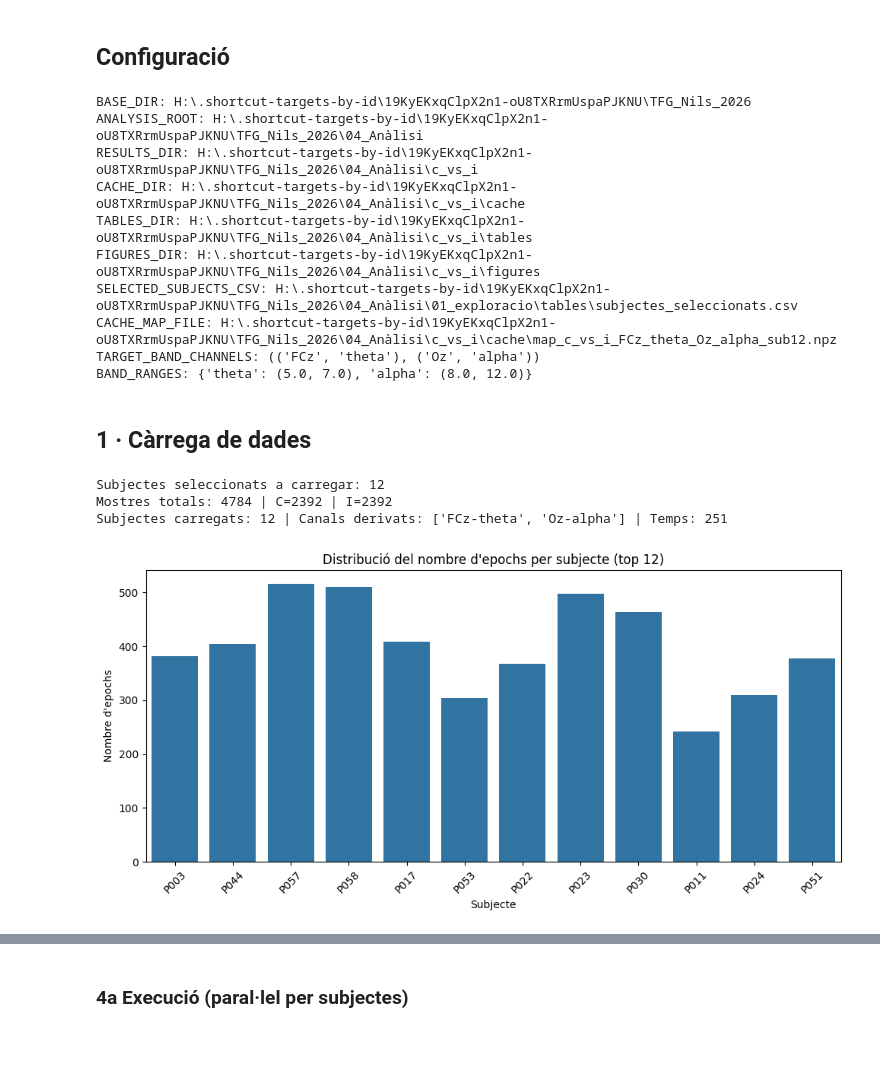
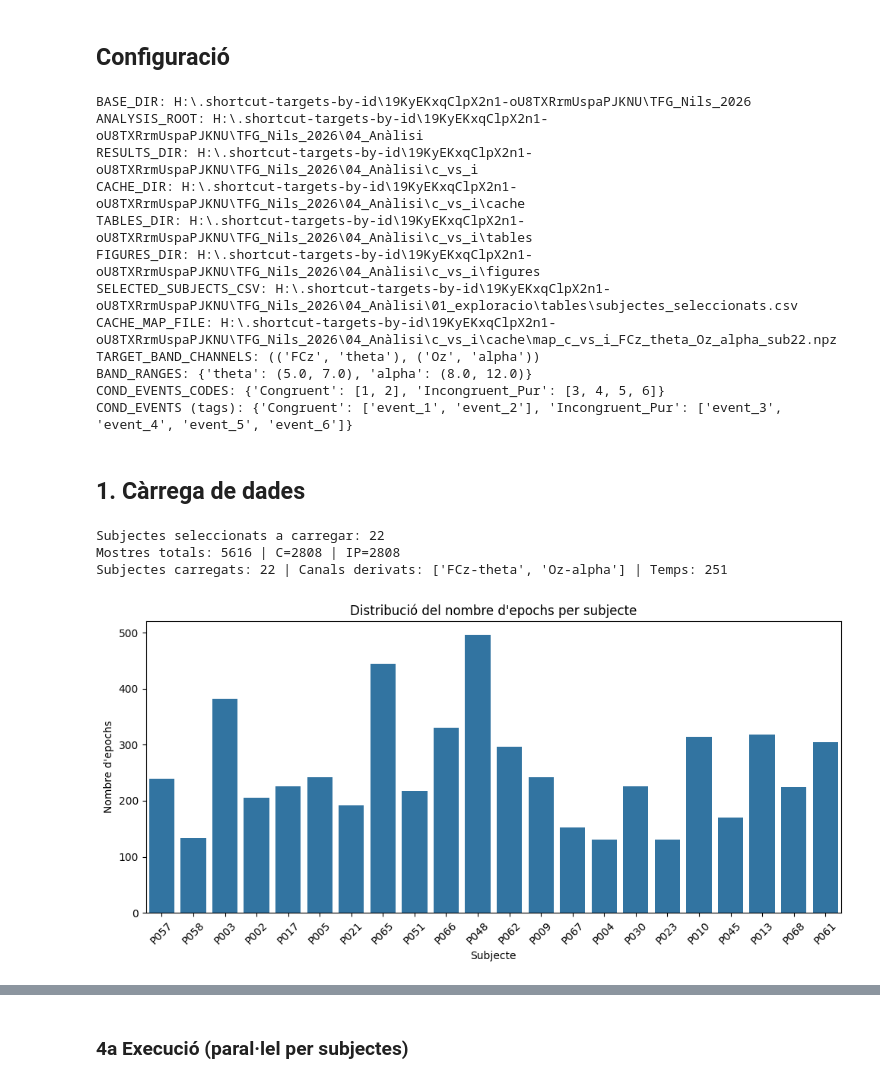
Before and after one commit to nilsduran/TFG, a Jupyter notebook: src/notebooks/03_chance_level.ipynb, the cells around one changed output, grey strips where cells are left out. Drawn from its saved outputs; the diff is of its cells as text; code cells hidden in the pictures; blank space fills up the shorter version.

Commit message:
arreglat bug amb errors tags event_X

```diff
--- a/src/notebooks/03_chance_level.ipynb
+++ b/src/notebooks/03_chance_level.ipynb
@@ -95,9 +95,18 @@ BAND_RANGES = {
 }
 CHANNEL_MODE = [f"{ch}-{band}" for ch, band in TARGET_BAND_CHANNELS]
 
+# Mapa de condicions com a 01_exploració_dades.ipynb: codis + tags event_<codi>
+COND_EVENTS_CODES = {
+    "Congruent": [1, 2],
+    "Incongruent_Pur": [3, 4, 5, 6],
+}
+COND_EVENTS = {
+    cond_name: [f"event_{code}" for code in codes_list] for cond_name, codes_list in COND_EVENTS_CODES.items()
+}
+
 # Subjectes: sempre des de CSV, i retallats amb MAX_SUBJECTS
 SELECTED_SUBJECTS_CSV = PROJECT_DIR / "04_Anàlisi" / "01_exploracio" / "tables" / "subjectes_seleccionats.csv"
-MAX_SUBJECTS = 12  # None = tots els del CSV
+MAX_SUBJECTS = 22  # None = tots els del CSV
 UNDERSAMPLE_CLASSES = True  # balanceja C/I per subjecte
 
 # Directoris de sortida
@@ -109,7 +118,7 @@ ONSET_CSV = TABLES_DIR / "onset_summary_c_vs_i_FCz_theta_Oz_alpha.csv"
 
 # Mapa temps×elèctrode
 MAP_WINDOW_SEC = 0.500  # amplada finestra temporal (s)
-MAP_STEP_SEC = 0.02  # pas (s)
+MAP_STEP_SEC = 0.1  # pas (s)
 MAP_CV_MAX_SPLITS = 5  # màxim folds CV
 
 # Surrogate
@@ -132,6 +141,8 @@ print(f"SELECTED_SUBJECTS_CSV: {SELECTED_SUBJECTS_CSV}")
 print(f"CACHE_MAP_FILE: {CACHE_MAP_FILE}")
 print(f"TARGET_BAND_CHANNELS: {TARGET_BAND_CHANNELS}")
 print(f"BAND_RANGES: {BAND_RANGES}")
+print(f"COND_EVENTS_CODES: {COND_EVENTS_CODES}")
+print(f"COND_EVENTS (tags): {COND_EVENTS}")
 # %% [output]
 BASE_DIR: H:\.shortcut-targets-by-id\19KyEKxqClpX2n1-oU8TXRrmUspaPJKNU\TFG_Nils_2026
 ANALYSIS_ROOT: H:\.shortcut-targets-by-id\19KyEKxqClpX2n1-oU8TXRrmUspaPJKNU\TFG_Nils_2026\04_Anàlisi
@@ -140,11 +151,13 @@ CACHE_DIR: H:\.shortcut-targets-by-id\19KyEKxqClpX2n1-oU8TXRrmUspaPJKNU\TFG_Nils
 TABLES_DIR: H:\.shortcut-targets-by-id\19KyEKxqClpX2n1-oU8TXRrmUspaPJKNU\TFG_Nils_2026\04_Anàlisi\c_vs_i\tables
 FIGURES_DIR: H:\.shortcut-targets-by-id\19KyEKxqClpX2n1-oU8TXRrmUspaPJKNU\TFG_Nils_2026\04_Anàlisi\c_vs_i\figures
 SELECTED_SUBJECTS_CSV: H:\.shortcut-targets-by-id\19KyEKxqClpX2n1-oU8TXRrmUspaPJKNU\TFG_Nils_2026\04_Anàlisi\01_exploracio\tables\subjectes_seleccionats.csv
-CACHE_MAP_FILE: H:\.shortcut-targets-by-id\19KyEKxqClpX2n1-oU8TXRrmUspaPJKNU\TFG_Nils_2026\04_Anàlisi\c_vs_i\cache\map_c_vs_i_FCz_theta_Oz_alpha_sub12.npz
+CACHE_MAP_FILE: H:\.shortcut-targets-by-id\19KyEKxqClpX2n1-oU8TXRrmUspaPJKNU\TFG_Nils_2026\04_Anàlisi\c_vs_i\cache\map_c_vs_i_FCz_theta_Oz_alpha_sub22.npz
 TARGET_BAND_CHANNELS: (('FCz', 'theta'), ('Oz', 'alpha'))
 BAND_RANGES: {'theta': (5.0, 7.0), 'alpha': (8.0, 12.0)}
+COND_EVENTS_CODES: {'Congruent': [1, 2], 'Incongruent_Pur': [3, 4, 5, 6]}
+COND_EVENTS (tags): {'Congruent': ['event_1', 'event_2'], 'Incongruent_Pur': ['event_3', 'event_4', 'event_5', 'event_6']}
 # %% [markdown]
-## 1 · Càrrega de dades
+## 1. Càrrega de dades
 # %%
 def load_chance_epochs():
     """Carrega els primers MAX_SUBJECTS del CSV de selecció i construeix canals derivats."""
@@ -180,17 +193,23 @@ def load_chance_epochs():
         ep.set_channel_types({ch: "eeg" for ch in ep.ch_names}, on_unit_change="ignore")
         ep = ep.copy().pick(mne.pick_types(ep.info, eeg=True))
 
-        c_names = [n for n in COND_EVENTS["Congruent"] if n in ep.event_id]
-        i_names = [n for n in COND_EVENTS["Incongruent"] if n in ep.event_id]
-        ep = ep[c_names + i_names].copy().crop(tmin=ANALYSIS_WINDOW[0], tmax=ANALYSIS_WINDOW[1])
+        # La selecció real es fa pels codis de 01; els tags es mantenen només com a referència.
+        c_codes = COND_EVENTS_CODES["Congruent"]
+        ip_codes = COND_EVENTS_CODES["Incongruent_Pur"]
+        events = ep.events[:, 2]
+        c_mask = np.isin(events, c_codes)
+        ip_mask = np.isin(events, ip_codes)
+        if not c_mask.any() or not ip_mask.any():
+            skipped.append(f"{fif_path.name}: falten codis requerits (C={int(c_mask.sum())}, IP={int(ip_mask.sum())})")
+            continue
+        ep = ep[c_mask | ip_mask].copy().crop(tmin=ANALYSIS_WINDOW[0], tmax=ANALYSIS_WINDOW[1])
 
         events = ep.events[:, 2]
-        c_codes = [ep.event_id[n] for n in c_names]
         y_s = np.where(np.isin(events, c_codes), 0, 1).astype(np.int8)
 
         n_c, n_i = int((y_s == 0).sum()), int((y_s == 1).sum())
         if min(n_c, n_i) == 0:
-            skipped.append(f"{fif_path.name}: classe buida (C={n_c}, I={n_i})")
+            skipped.append(f"{fif_path.name}: classe buida (C={n_c}, IP={n_i})")
             continue
 
         if UNDERSAMPLE_CLASSES:
@@ -246,7 +265,7 @@ def load_chance_epochs():
     ch_names = derived_ch_names
     times = np.array(ep.times, dtype=np.float32)
 
-    print(f"Mostres totals: {len(y)} | C={(y==0).sum()} | I={(y==1).sum()}")
+    print(f"Mostres totals: {len(y)} | C={(y==0).sum()} | IP={(y==1).sum()}")
     print(f"Subjectes carregats: {len(np.unique(subj_list))} | Canals derivats: {ch_names} | Temps: {len(times)}")
     if skipped:
         print("Omesos:")
@@ -258,19 +277,19 @@ def load_chance_epochs():
 
 X, y, subj_list, ch_names, times = load_chance_epochs()
 # %% [output]
-Subjectes seleccionats a carregar: 12
-Mostres totals: 4784 | C=2392 | I=2392
-Subjectes carregats: 12 | Canals derivats: ['FCz-theta', 'Oz-alpha'] | Temps: 251
+Subjectes seleccionats a carregar: 22
+Mostres totals: 5616 | C=2808 | IP=2808
+Subjectes carregats: 22 | Canals derivats: ['FCz-theta', 'Oz-alpha'] | Temps: 251
 # %%
 # Histograma de nombre d'epochs per subjecte
 plt.figure(figsize=(10, 5))
 sns.countplot(x=subj_list)
 plt.xticks(rotation=45)
 plt.xlabel("Subjecte")
 plt.ylabel("Nombre d'epochs")
-plt.title("Distribució del nombre d'epochs per subjecte (top 12)")
+plt.title("Distribució del nombre d'epochs per subjecte")
 plt.tight_layout()
 plt.show()
 # %% [output]
-[figure, old version]
+[figure, new version]
 # %% [markdown]
```
Also changed, not shown: parts of 19 cells of this notebook, 1 other file.
